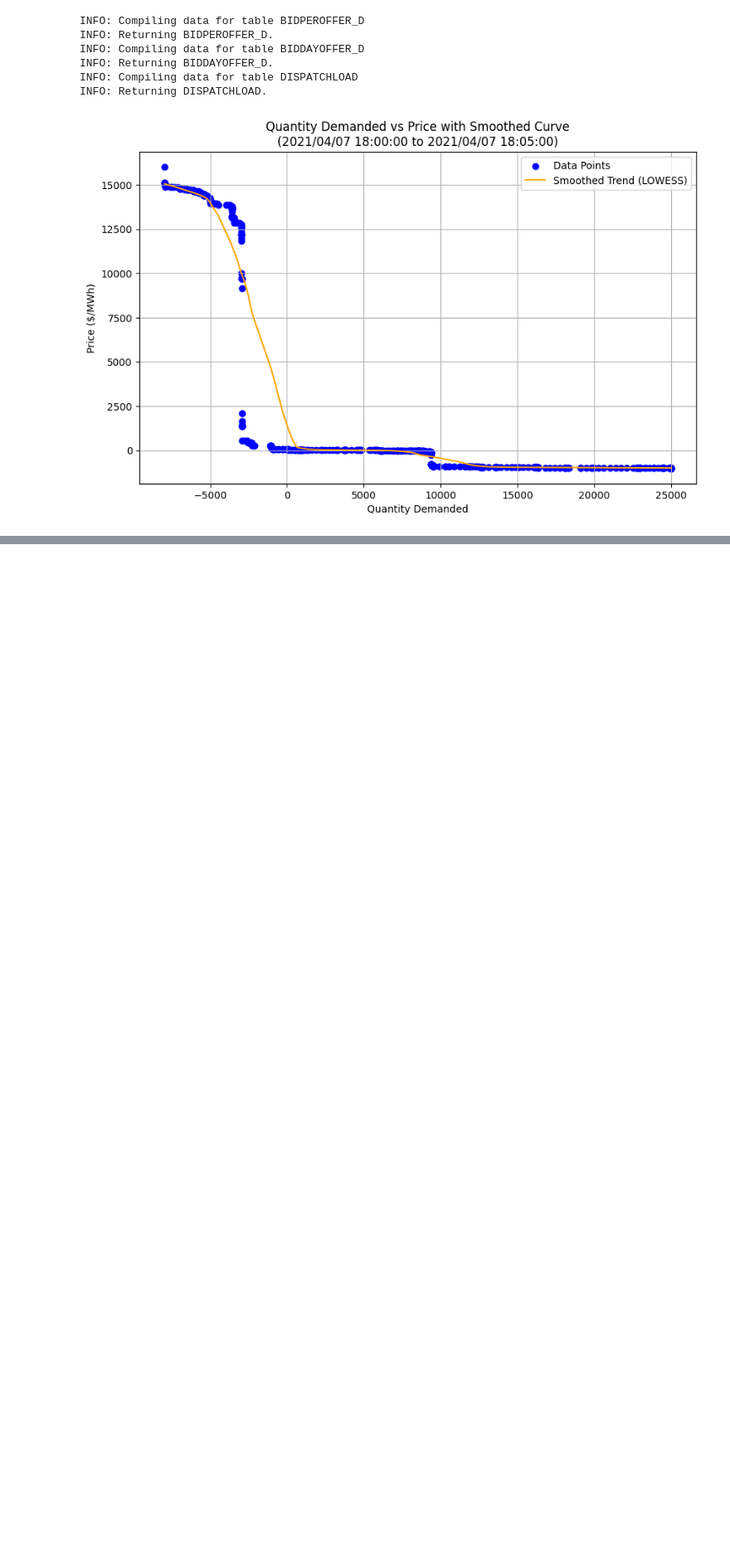
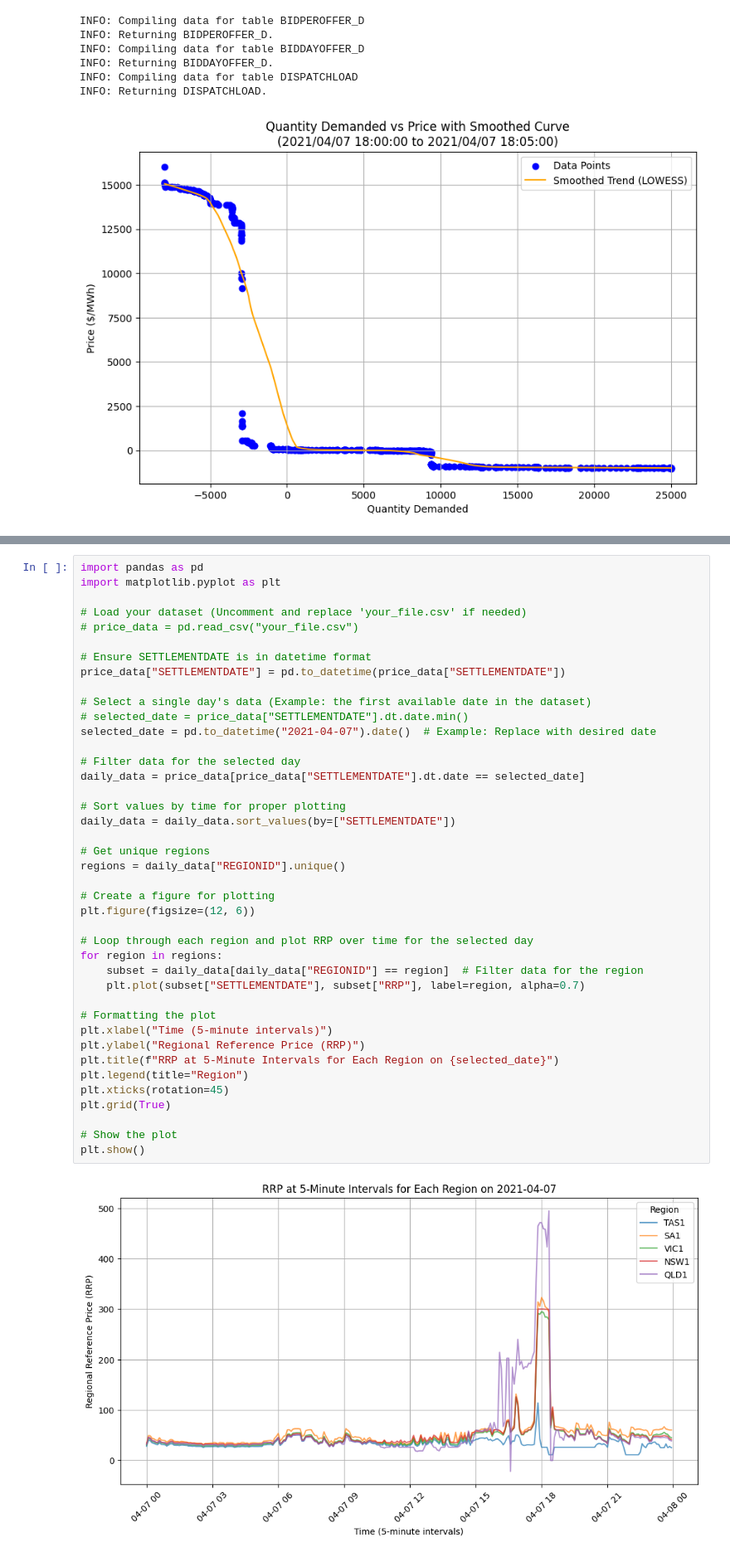
Before and after one commit to daniel-seymour/aus-electricity-auctions, a Jupyter notebook: data_cleaning_code/Uniform_auction_regional_basis.ipynb, the cells around one changed output, grey strips where cells are left out. Shown at 83% size. Saved outputs shown, nothing was run; the diff lists cells and outputs as text; blank space fills up the shorter version.

```diff
--- a/data_cleaning_code/Uniform_auction_regional_basis.ipynb
+++ b/data_cleaning_code/Uniform_auction_regional_basis.ipynb
@@ -360,0 +466,43 @@ INFO: Returning DISPATCHLOAD.
+# %%
+import pandas as pd
+import matplotlib.pyplot as plt
+
+# Load your dataset (Uncomment and replace 'your_file.csv' if needed)
+# price_data = pd.read_csv("your_file.csv")
+
+# Ensure SETTLEMENTDATE is in datetime format
+price_data["SETTLEMENTDATE"] = pd.to_datetime(price_data["SETTLEMENTDATE"])
+
+# Select a single day's data (Example: the first available date in the dataset)
+# selected_date = price_data["SETTLEMENTDATE"].dt.date.min()
+selected_date = pd.to_datetime("2021-04-07").date()  # Example: Replace with desired date
+
+# Filter data for the selected day
+daily_data = price_data[price_data["SETTLEMENTDATE"].dt.date == selected_date]
+
+# Sort values by time for proper plotting
+daily_data = daily_data.sort_values(by=["SETTLEMENTDATE"])
+
+# Get unique regions
+regions = daily_data["REGIONID"].unique()
+
+# Create a figure for plotting
+plt.figure(figsize=(12, 6))
+
+# Loop through each region and plot RRP over time for the selected day
+for region in regions:
+    subset = daily_data[daily_data["REGIONID"] == region]  # Filter data for the region
+    plt.plot(subset["SETTLEMENTDATE"], subset["RRP"], label=region, alpha=0.7)
+
+# Formatting the plot
+plt.xlabel("Time (5-minute intervals)")
+plt.ylabel("Regional Reference Price (RRP)")
+plt.title(f"RRP at 5-Minute Intervals for Each Region on {selected_date}")
+plt.legend(title="Region")
+plt.xticks(rotation=45)
+plt.grid(True)
+
+# Show the plot
+plt.show()
+# %% [output]
+[figure, added]
```
Also changed, not shown: parts of 13 cells of this notebook, 3 other files.
